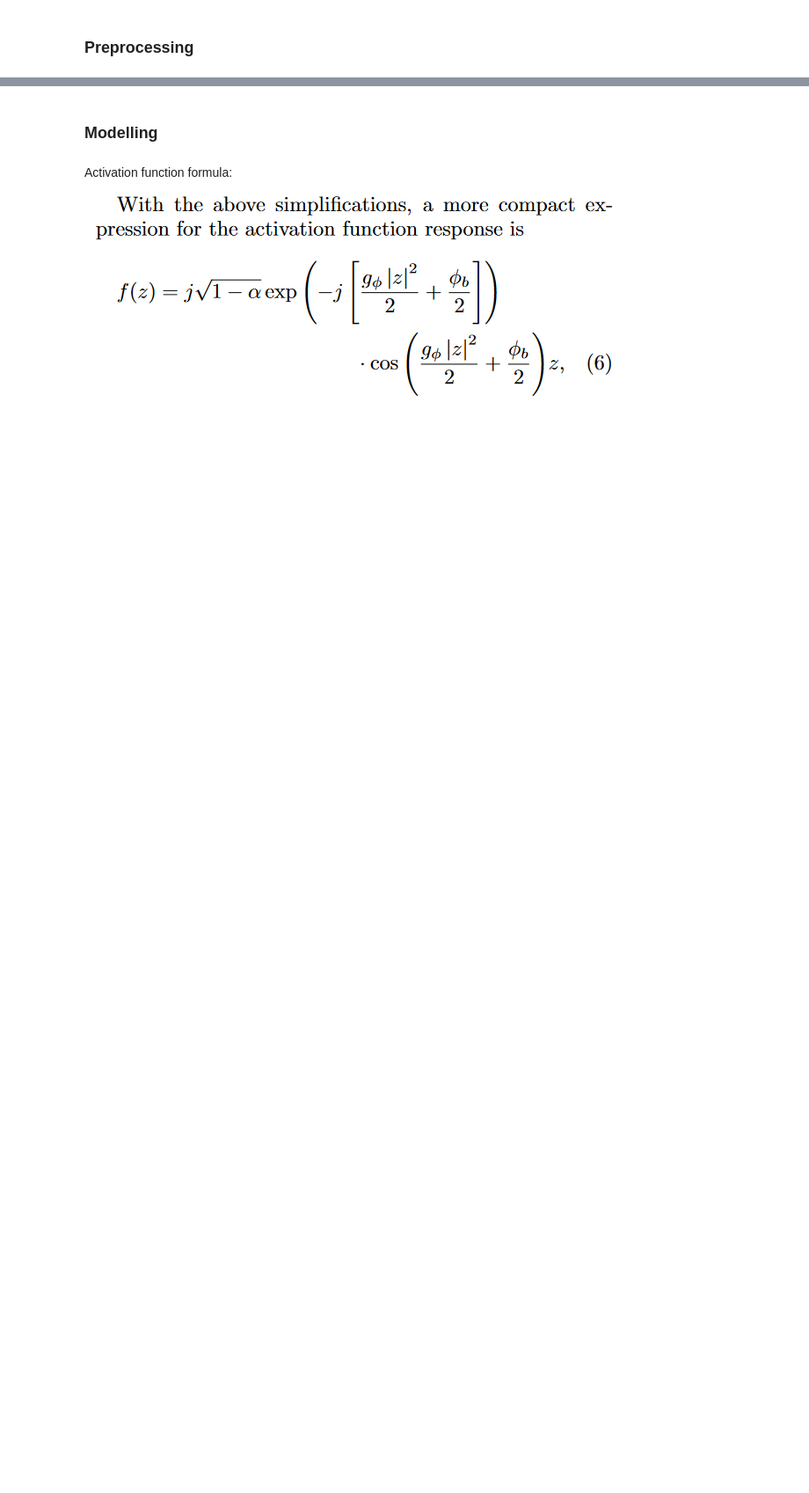
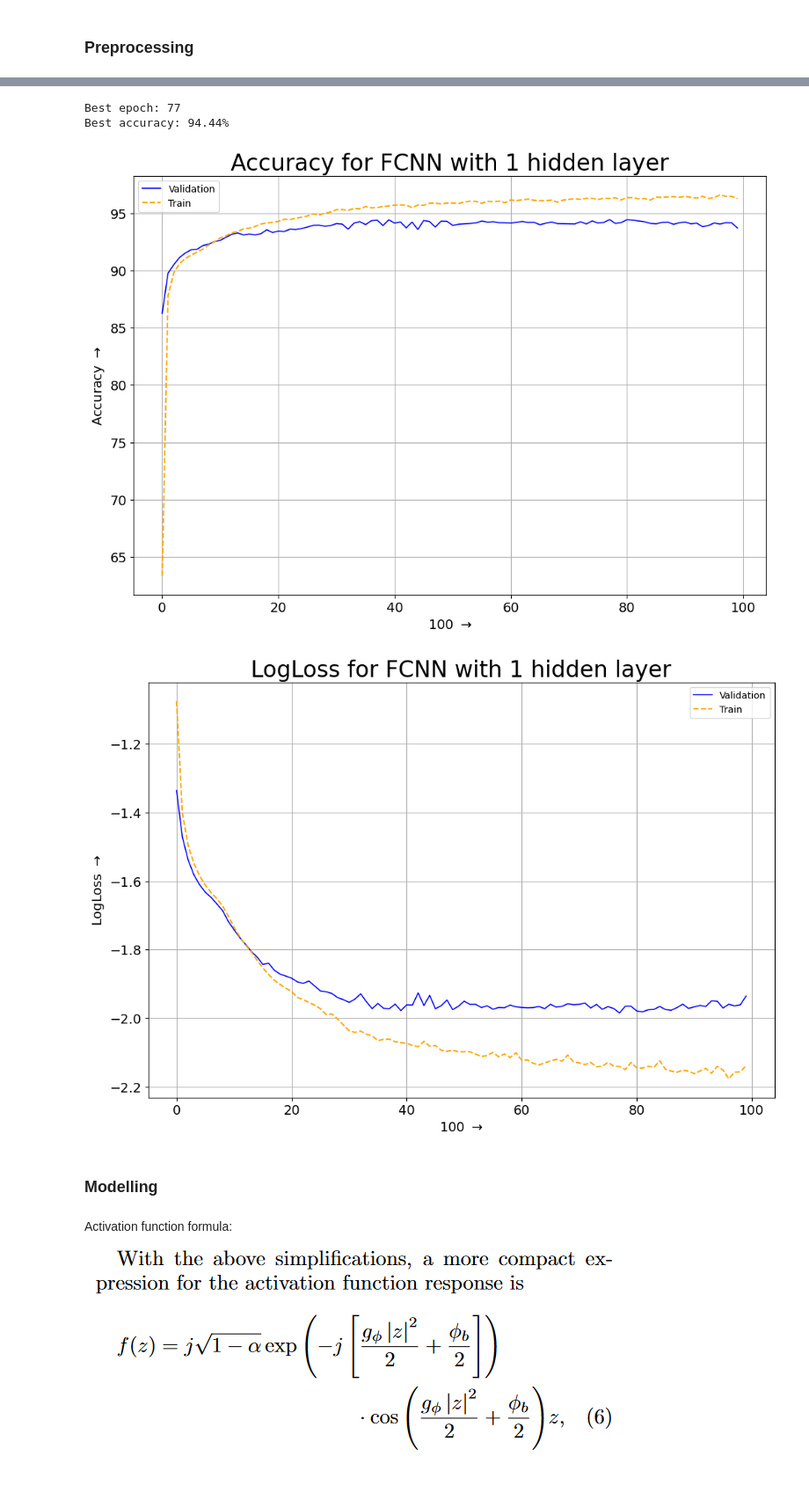
Before and after one commit to kukretianiket/photonic-neural-comp, a Jupyter notebook: training_inference.ipynb, the cells around one changed output, grey strips where cells are left out. Shown at 88% size. Drawn from its saved outputs; the diff is of its cells as text; code cells hidden in the pictures; blank space fills up the shorter version.

Commit message:
Added some files from end of thesis. Updated calibration.ipynb and training_inference.ipynb to their latest state.

```diff
--- a/training_inference.ipynb
+++ b/training_inference.ipynb
@@ -22,3 +29,3 @@ from neurophox.helpers import *
 # %%
-plt.rcParams['text.usetex'] = True
-plt.rcParams['text.latex.preamble'] = r"\usepackage{siunitx} \usepackage{amsmath} \usepackage{sansmathfonts} \usepackage[T1]{fontenc} \renewcommand*\familydefault{\sfdefault}"
+# plt.rcParams['text.usetex'] = True
+# plt.rcParams['text.latex.preamble'] = r"\usepackage{siunitx} \usepackage{amsmath} \usepackage{sansmathfonts} \usepackage[T1]{fontenc} \renewcommand*\familydefault{\sfdefault}"
@@ -70,3 +149,36 @@ X_ft.shape
+# %%
+print("Best epoch:", np.argmax(history.history['val_accuracy']))
+print("Best accuracy:", f"{max(history.history['val_accuracy'])*100:.2f}%")
+
+
+plt.figure(figsize=(12, 8))
+plt.plot(np.arange(100), np.array(history.history['val_accuracy']) * 100, lw=1.2, label='Validation', c='blue')
+plt.plot(np.arange(100), np.array(history.history['accuracy']) * 100, lw=1.5, label='Train', ls='--', c='orange')
+plt.xlabel(r'100 $\rightarrow$', fontsize=14)
+plt.ylabel(r'Accuracy $\rightarrow$', fontsize=14)
+plt.title(f'Accuracy for FCNN with 1 hidden layer', fontsize=20)
+plt.xticks(fontsize=14)
+plt.yticks(fontsize=14)
+plt.legend()
+plt.grid()
+plt.show()
+
+plt.figure(figsize=(12, 8))
+plt.plot(np.arange(100), np.log10(history.history['val_loss']), lw=1.2, label='Validation', c='blue')
+plt.plot(np.arange(100), np.log10(history.history['loss']), lw=1.5, label='Train', ls='--', c='orange')
+plt.xlabel(r'100 $\rightarrow$', fontsize=14)
+plt.ylabel(r'LogLoss $\rightarrow$', fontsize=14)
+plt.title(f'LogLoss for FCNN with 1 hidden layer', fontsize=20)
+plt.xticks(fontsize=14)
+plt.yticks(fontsize=14)
+plt.legend()
+plt.grid()
+plt.show()
+# %% [output]
+Best epoch: 77
+Best accuracy: 94.44%
+[figure, added]
+[figure, added]
 # %% [markdown]
 ### Modelling
 # %% [markdown]
```
Also changed, not shown: parts of 35 cells of this notebook, 6 other files.
